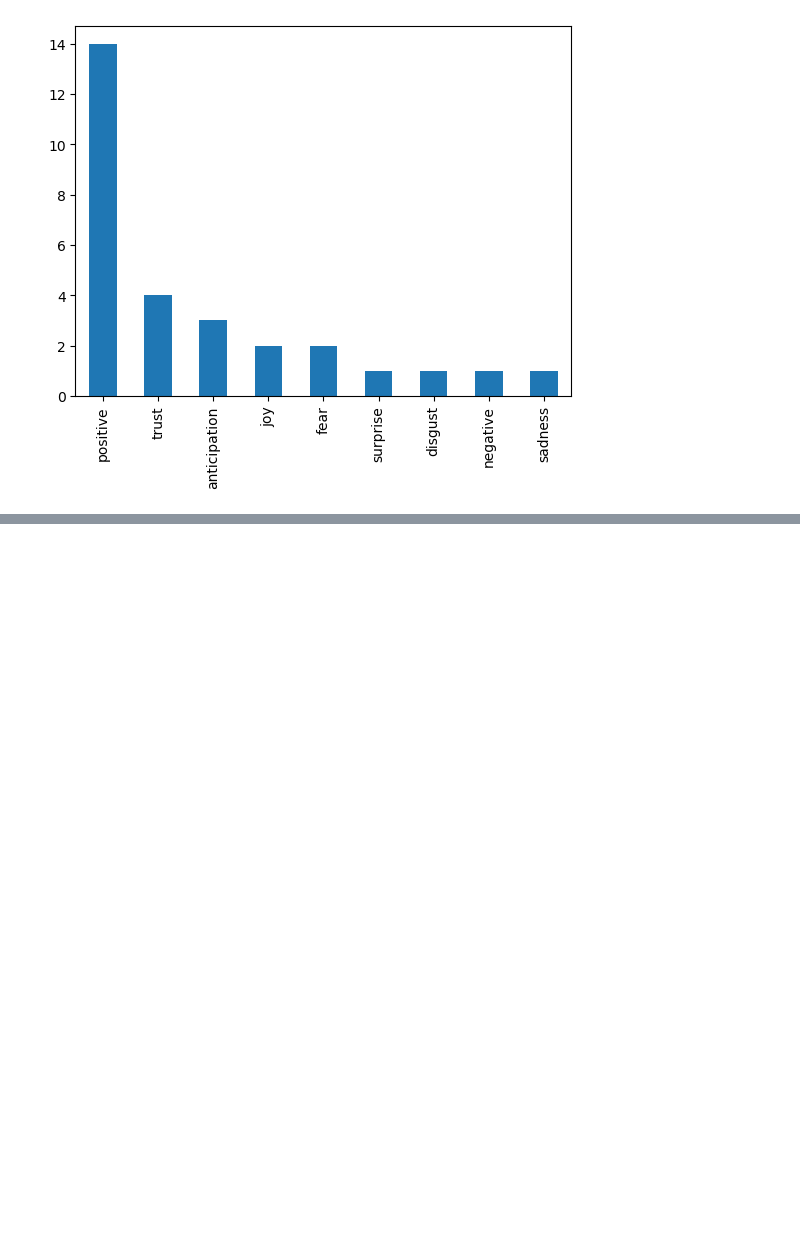
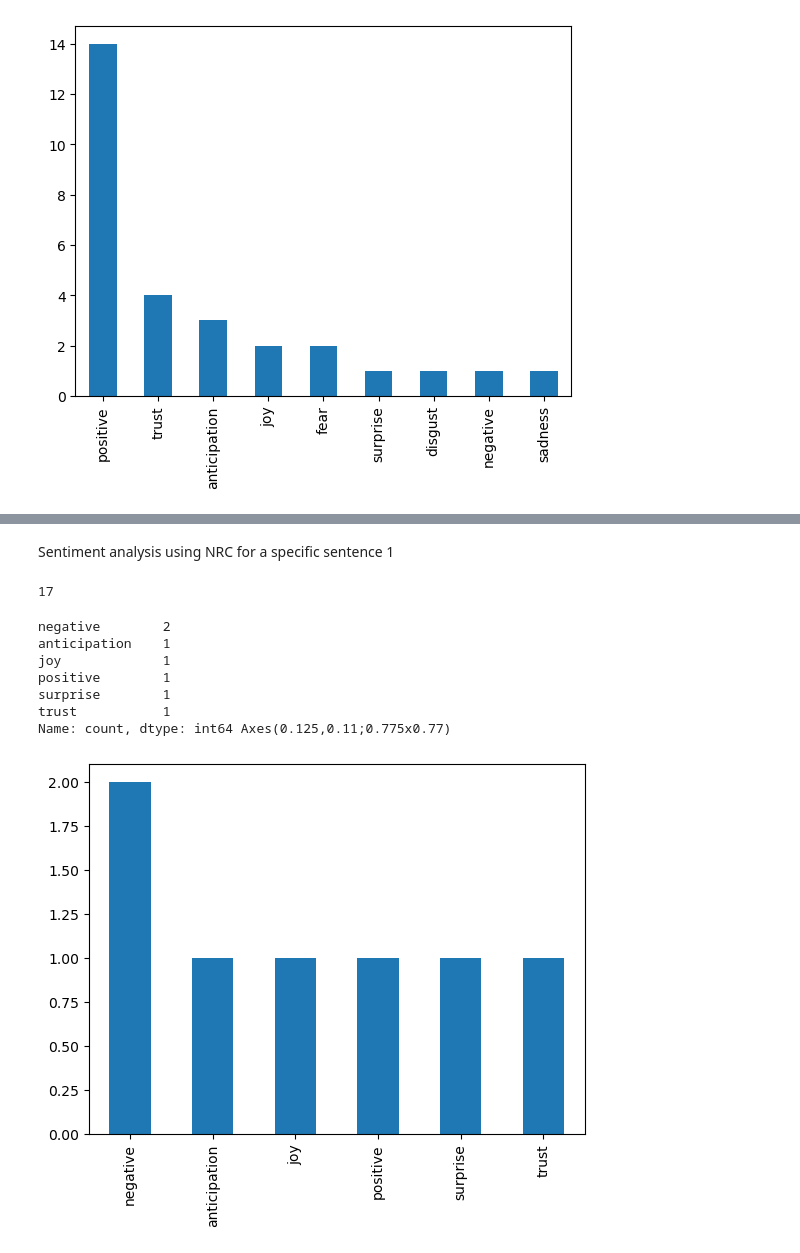
Before and after one commit to Tommylee1013/Webscraping, a Jupyter notebook: LectureNote/05SentimentAnalysis/SentimentAnalysis.ipynb, the cells around one changed output, grey strips where cells are left out. Cells and saved outputs as stored; diff of their text form; code cells hidden in the pictures; blank space fills up the shorter version.

```diff
--- a/LectureNote/05SentimentAnalysis/SentimentAnalysis.ipynb
+++ b/LectureNote/05SentimentAnalysis/SentimentAnalysis.ipynb
@@ -179,0 +499,3 @@ Name: count, dtype: int64 Axes(0.125,0.11;0.775x0.77)
+# %%
+NRC = NRC[(NRC != 0).all(1)]
+NRC.head(10)
@@ -179,0 +518,3 @@ Name: count, dtype: int64 Axes(0.125,0.11;0.775x0.77)
+# %%
+NRC = NRC.reset_index(drop = True)
+NRC.head(10)
@@ -179,0 +533,33 @@ Name: count, dtype: int64 Axes(0.125,0.11;0.775x0.77)
+# %% [markdown]
+Sentiment analysis using NRC for a specific sentence 1
+# %%
+tokenizer = RegexpTokenizer('[\w]+')
+stop_words = stopwords.words('english')
+p_stemmer = PorterStemmer()
+# %%
+len(text)
+# %% [output]
+17
+# %%
+text1 = text[-1]
+raw = text1.lower() # target sentence
+tokens = tokenizer.tokenize(raw)
+stopped_tokens = [i for i in tokens if not i in stop_words] # remove stop words
+match_words = [x for x in stopped_tokens if x in list(NRC[0])] # match w/ dictionary
+# %%
+emotion=[]
+for i in match_words:
+    temp = list(NRC.iloc[np.where(NRC[0] == i)[0],1])
+    for j in temp:
+        emotion.append(j)
+sentiment_result1 = pd.Series(emotion).value_counts()
+print(sentiment_result1, sentiment_result1.plot.bar())
+# %% [output]
+negative        2
+anticipation    1
+joy             1
+positive        1
+surprise        1
+trust           1
+Name: count, dtype: int64 Axes(0.125,0.11;0.775x0.77)
+[figure, added]
```
Also changed, not shown: parts of 37 cells of this notebook.
